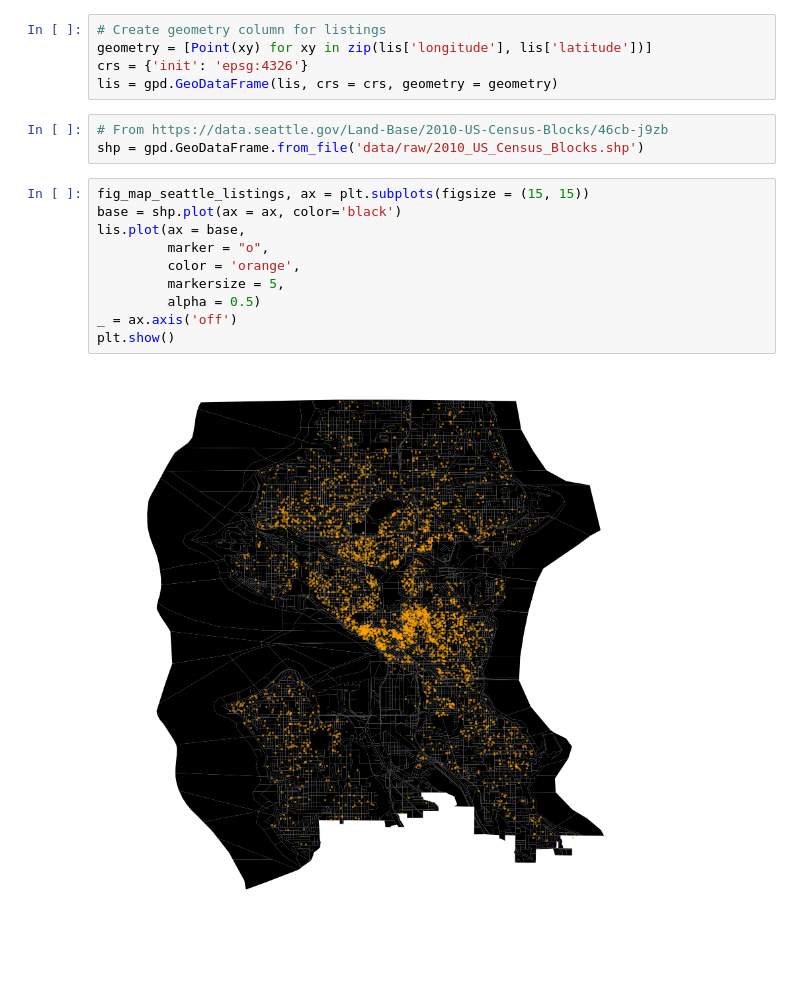
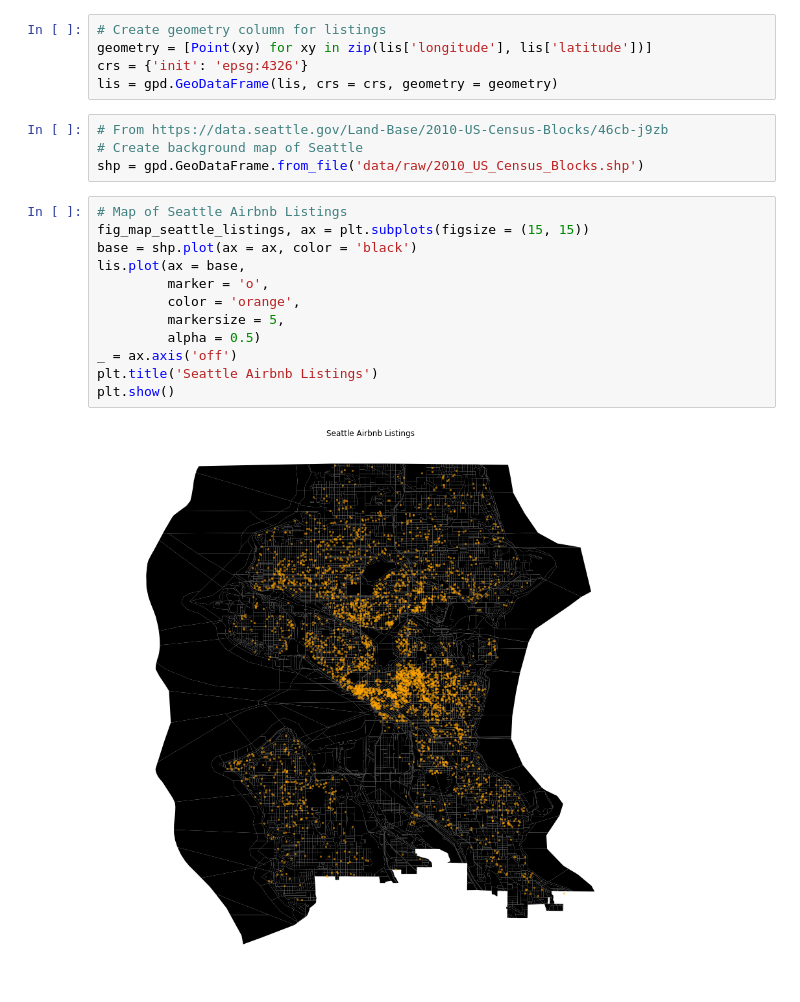
Before and after one commit to kevinhuynh23/RACK, a Jupyter notebook: analysis.ipynb, the cells around one changed output. Cells and saved outputs as stored; diff of their text form; blank space fills up the shorter version.

```diff
--- a/analysis.ipynb
+++ b/analysis.ipynb
@@ -125,16 +88,19 @@ crs = {'init': 'epsg:4326'}
 lis = gpd.GeoDataFrame(lis, crs = crs, geometry = geometry)
 # %%
 # From https://data.seattle.gov/Land-Base/2010-US-Census-Blocks/46cb-j9zb
+# Create background map of Seattle
 shp = gpd.GeoDataFrame.from_file('data/raw/2010_US_Census_Blocks.shp')
 # %%
+# Map of Seattle Airbnb Listings
 fig_map_seattle_listings, ax = plt.subplots(figsize = (15, 15))
-base = shp.plot(ax = ax, color='black')
+base = shp.plot(ax = ax, color = 'black')
 lis.plot(ax = base,
-         marker = "o",
+         marker = 'o',
          color = 'orange',
          markersize = 5,
          alpha = 0.5)
 _ = ax.axis('off')
+plt.title('Seattle Airbnb Listings')
 plt.show()
 # %% [output]
-[figure, old version]
+[figure, new version]
```
Also changed, not shown: parts of 15 cells of this notebook, 1 other file.
